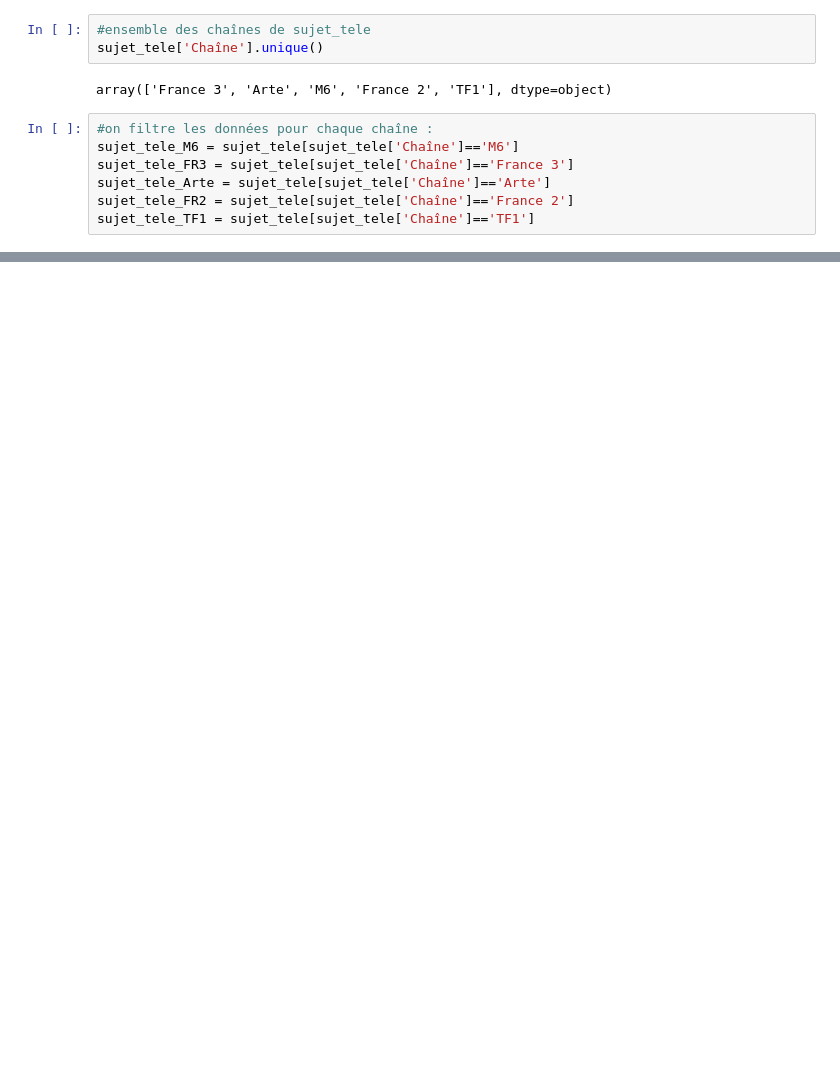
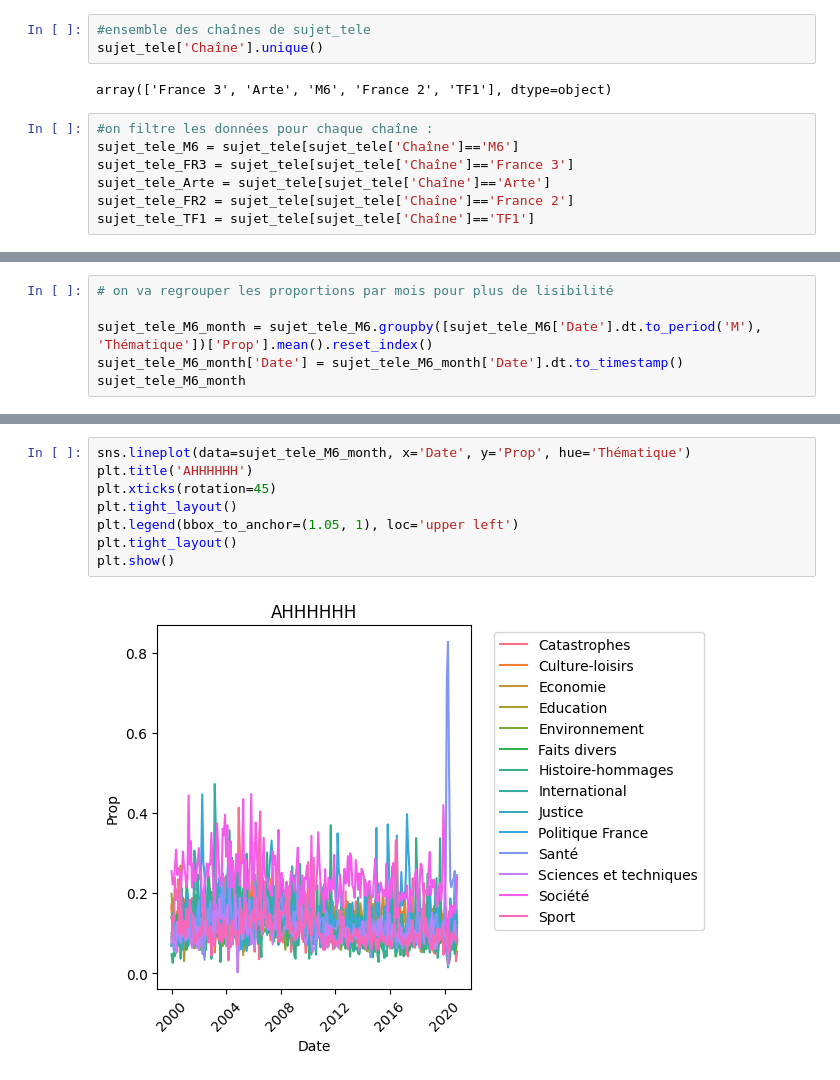
Before and after one commit to Gstrems/Projet_python_2A, a Jupyter notebook: stat_explo_jt.ipynb, the cells around one changed output, grey strips where cells are left out. Cells and saved outputs as stored; diff of their text form; blank space fills up the shorter version.

```diff
--- a/stat_explo_jt.ipynb
+++ b/stat_explo_jt.ipynb
@@ -53,0 +57,6 @@ sns.lineplot(data=sujet_tele_Arte, x='Date', y='Prop', hue='Thématique')
+# %%
+# on va regrouper les proportions par mois pour plus de lisibilité
+
+sujet_tele_M6_month = sujet_tele_M6.groupby([sujet_tele_M6['Date'].dt.to_period('M'), 'Thématique'])['Prop'].mean().reset_index()
+sujet_tele_M6_month['Date'] = sujet_tele_M6_month['Date'].dt.to_timestamp()
+sujet_tele_M6_month
@@ -53,0 +77,10 @@ sns.lineplot(data=sujet_tele_Arte, x='Date', y='Prop', hue='Thématique')
+# %%
+sns.lineplot(data=sujet_tele_M6_month, x='Date', y='Prop', hue='Thématique')
+plt.title('AHHHHHH')
+plt.xticks(rotation=45)
+plt.tight_layout()
+plt.legend(bbox_to_anchor=(1.05, 1), loc='upper left')
+plt.tight_layout()
+plt.show()
+# %% [output]
+[figure, added]
```
Also changed, not shown: parts of 5 cells of this notebook.
